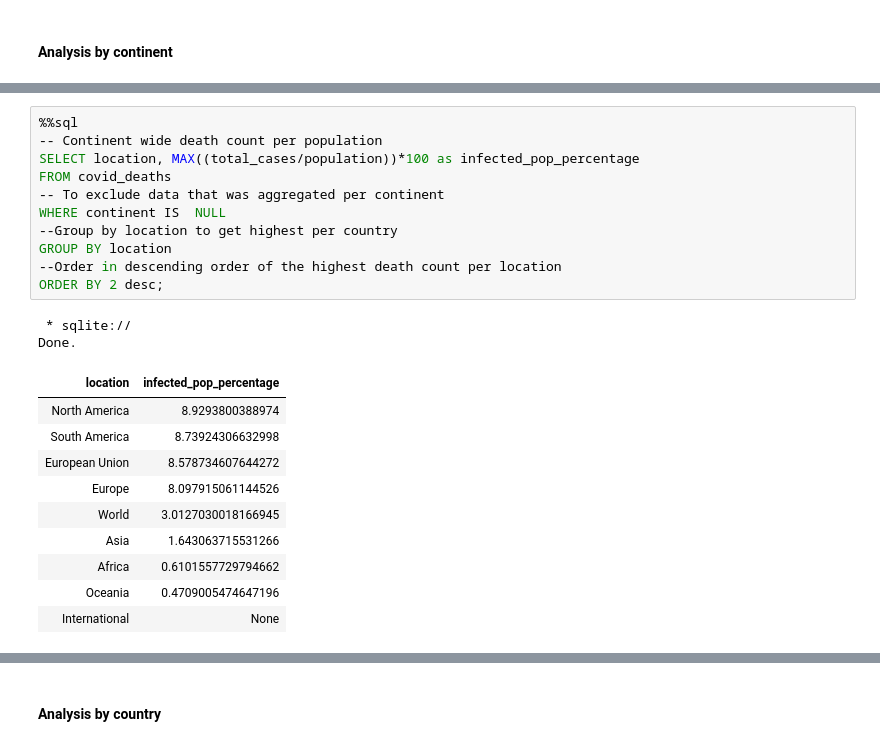
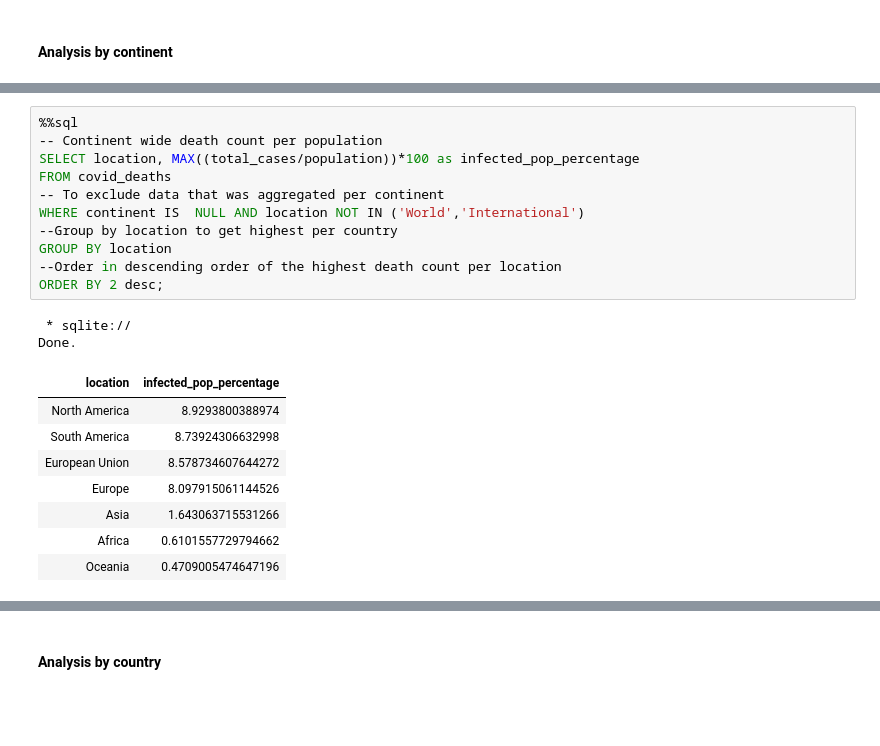
Before and after one commit to MaureenGatu/Data-Analysis, a Jupyter notebook: Global_data_on_confirmed_COVID_19_deaths.ipynb, the cells around one changed output, grey strips where cells are left out. Cells and saved outputs as stored; diff of their text form; blank space fills up the shorter version.

```diff
--- a/Global_data_on_confirmed_COVID_19_deaths.ipynb
+++ b/Global_data_on_confirmed_COVID_19_deaths.ipynb
@@ -219,24 +272,22 @@ ORDER BY 2 desc LIMIT 5;
 # %%
 %%sql
 -- Continent wide death count per population
 SELECT location, MAX((total_cases/population))*100 as infected_pop_percentage
 FROM covid_deaths
 -- To exclude data that was aggregated per continent
-WHERE continent IS  NULL
+WHERE continent IS  NULL AND location NOT IN ('World','International')
 --Group by location to get highest per country
 GROUP BY location
 --Order in descending order of the highest death count per location
 ORDER BY 2 desc;
 # %% [output]
  * sqlite://
 Done.
 | location | infected_pop_percentage |
 | North America | 8.9293800388974 |
 | South America | 8.73924306632998 |
 | European Union | 8.578734607644272 |
 | Europe | 8.097915061144526 |
-| World | 3.0127030018166945 |
 | Asia | 1.643063715531266 |
 | Africa | 0.6101557729794662 |
 | Oceania | 0.4709005474647196 |
-| International | None |
```
Also changed, not shown: parts of 13 cells of this notebook.
